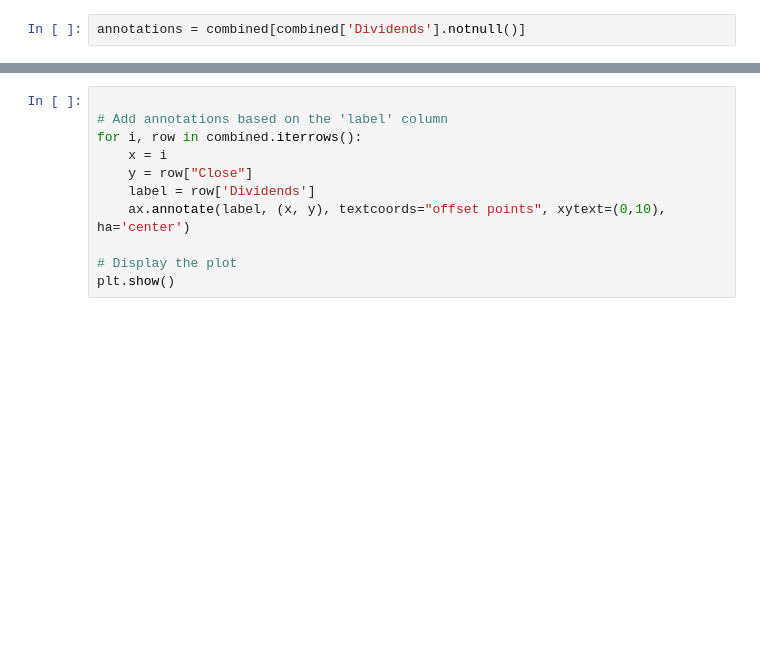
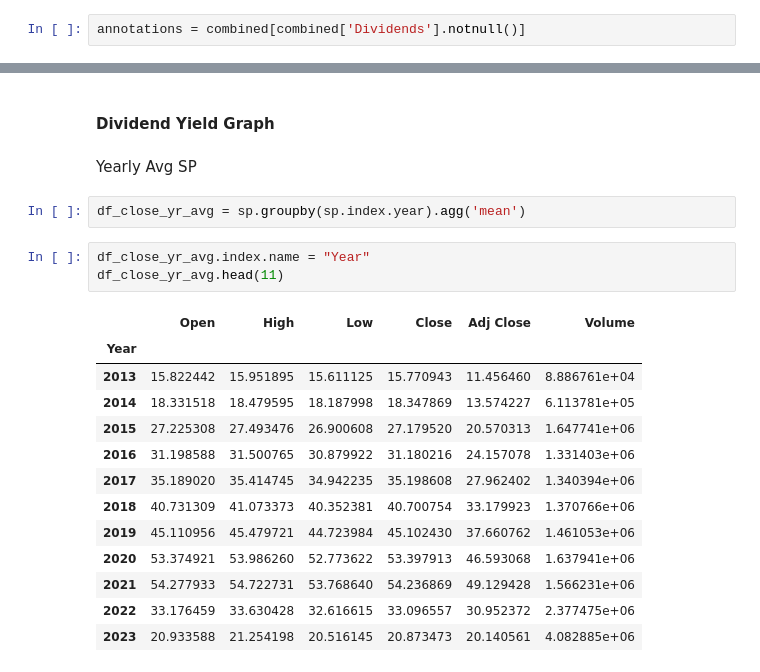
Before and after one commit to PyMyCode/stocks_screener, a Jupyter notebook: workfiles/div_sp_graph.ipynb, the cells around one changed output, grey strips where cells are left out. Cells and saved outputs as stored; diff of their text form; blank space fills up the shorter version.

```diff
--- a/workfiles/div_sp_graph.ipynb
+++ b/workfiles/div_sp_graph.ipynb
@@ -156,11 +144,23 @@ plt.show()
-# %%
-
-# Add annotations based on the 'label' column
-for i, row in combined.iterrows():
-    x = i
-    y = row["Close"]
-    label = row['Dividends']
-    ax.annotate(label, (x, y), textcoords="offset points", xytext=(0,10), ha='center')
-
-# Display the plot
-plt.show()
+# %% [markdown]
+#### Dividend Yield Graph
+# %% [markdown]
+Yearly Avg SP
+# %%
+df_close_yr_avg = sp.groupby(sp.index.year).agg('mean')
+# %%
+df_close_yr_avg.index.name = "Year"
+df_close_yr_avg.head(11)
+# %% [output]
+|  | Open | High | Low | Close | Adj Close | Volume |
+| Year |  |  |  |  |  |  |
+| 2013 | 15.822442 | 15.951895 | 15.611125 | 15.770943 | 11.456460 | 8.886761e+04 |
+| 2014 | 18.331518 | 18.479595 | 18.187998 | 18.347869 | 13.574227 | 6.113781e+05 |
+| 2015 | 27.225308 | 27.493476 | 26.900608 | 27.179520 | 20.570313 | 1.647741e+06 |
+| 2016 | 31.198588 | 31.500765 | 30.879922 | 31.180216 | 24.157078 | 1.331403e+06 |
+| 2017 | 35.189020 | 35.414745 | 34.942235 | 35.198608 | 27.962402 | 1.340394e+06 |
+| 2018 | 40.731309 | 41.073373 | 40.352381 | 40.700754 | 33.179923 | 1.370766e+06 |
+| 2019 | 45.110956 | 45.479721 | 44.723984 | 45.102430 | 37.660762 | 1.461053e+06 |
+| 2020 | 53.374921 | 53.986260 | 52.773622 | 53.397913 | 46.593068 | 1.637941e+06 |
+| 2021 | 54.277933 | 54.722731 | 53.768640 | 54.236869 | 49.129428 | 1.566231e+06 |
+| 2022 | 33.176459 | 33.630428 | 32.616615 | 33.096557 | 30.952372 | 2.377475e+06 |
+| 2023 | 20.933588 | 21.254198 | 20.516145 | 20.873473 | 20.140561 | 4.082885e+06 |
```
Also changed, not shown: parts of 12 cells of this notebook.
